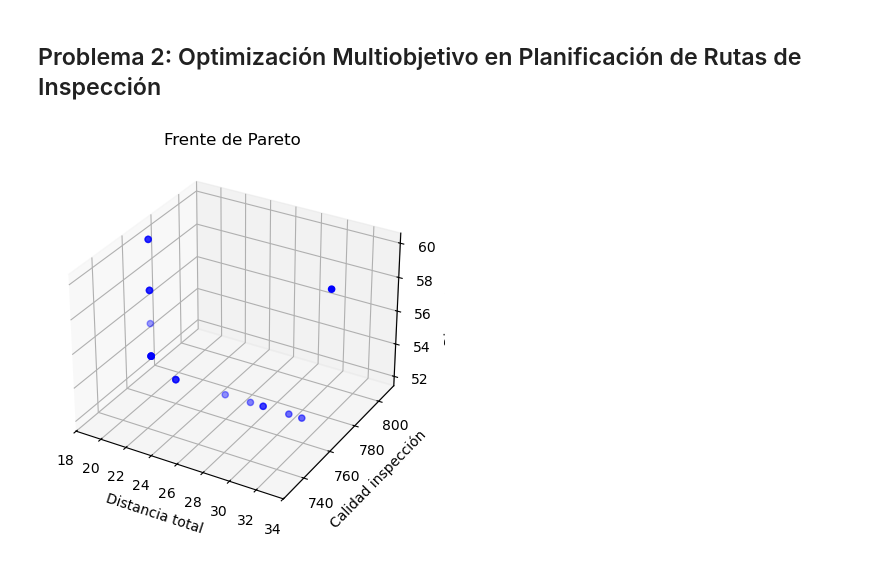
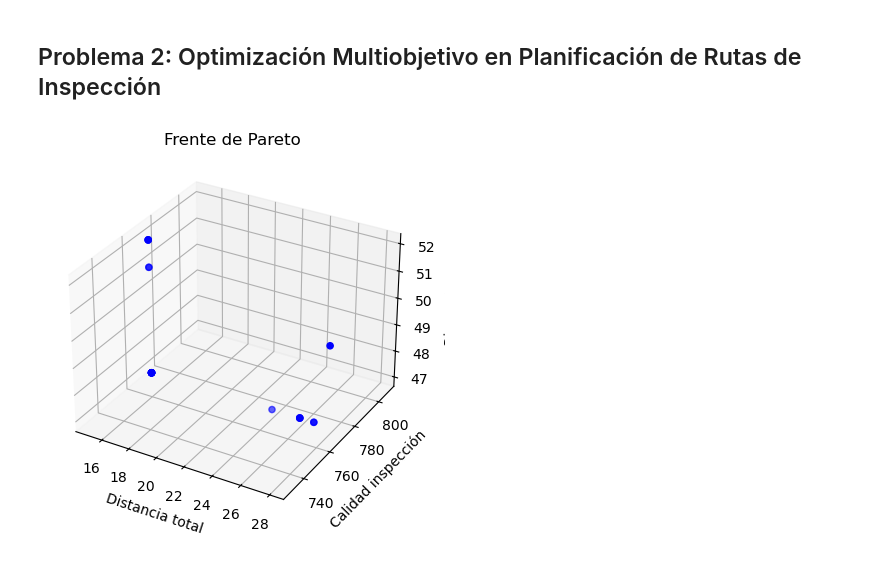
Before and after one commit to SuperEquipoEstrella/MOS-Lab5, a Jupyter notebook: lab5.ipynb, the cells around one changed output. Drawn from its saved outputs; the diff is of its cells as text; code cells hidden in the pictures.

```diff
--- a/lab5.ipynb
+++ b/lab5.ipynb
@@ -20,9 +20,9 @@ def read_cost_matrix_csv(filename):
 
 # === Leer datos ===
 cost_matrix = read_cost_matrix_csv('cost_matrix_10_nodes_1.5_spread.csv')
-num_nodes = len(cost_matrix)
-nodes = range(num_nodes)
-vehicles = range(3)
+num_nodos = len(cost_matrix)
+nodos = range(num_nodos)
+equipos = range(1)
 
 # === Calidad por nodo (excepto nodo 0) ===
 calidad_inspeccion = {
@@ -39,23 +39,23 @@ riesgo_datos = {
     (2, 8): 9, (2, 9): 8, (3, 4): 5, (4, 9): 7,
     (5, 6): 7, (8, 9): 7
 }
-riesgo_arcos = {(i, j): riesgo_datos.get((i, j), 5) for i in nodes for j in nodes if i != j}
+riesgo_arcos = {(i, j): riesgo_datos.get((i, j), 5) for i in nodos for j in nodos if i != j}
 
 # === Resultados ===
 z1_vec, z2_vec, z3_vec = [], [], []
 
 # === Pesos ===
-num_iter = 7
+num_iter = 8
 w_vals = np.linspace(0, 1, num_iter)
 peso_combinaciones = [(w1, w2, 1 - w1 - w2)
                       for w1 in w_vals for w2 in w_vals if w1 + w2 <= 1]
 
 for w1, w2, w3 in peso_combinaciones:
     model = ConcreteModel()
-    model.N = Set(initialize=nodes)
-    model.K = Set(initialize=vehicles)
+    model.N = Set(initialize=nodos)
+    model.K = Set(initialize=equipos)
     model.x = Var(model.N, model.N, model.K, domain=Binary)
-    model.u = Var(model.N, model.K, domain=NonNegativeIntegers, bounds=(1, num_nodes - 1))
+    model.u = Var(model.N, model.K, domain=NonNegativeIntegers, bounds=(1, num_nodos - 1))
 
     #funciones objetivo
     z1 = sum(model.x[i, j, k] * cost_matrix[i][j]
@@ -91,34 +91,33 @@ for w1, w2, w3 in peso_combinaciones:
         return sum(model.x[i, 0, k] for i in model.N if i != 0) == 1
     model.entrada = Constraint(model.K, rule=entrada_deposito)
 
-    # Conservación del flujo
     def conservacion_flujo(model, i, k):
         if i != 0:  # Excluir el nodo 0 de la conservación de flujo
             return sum(model.x[i, j, k] for j in model.N if j != i) - sum(model.x[j, i, k] for j in model.N if j != i) == 0
         return Constraint.Skip
     model.conservacion_flujo = Constraint(model.N, model.K, rule=conservacion_flujo)
 
     def mtz_rule(model, i, j, k):
         if i != 0 and j != 0 and i != j:
-            return model.u[i, k] - model.u[j, k] + num_nodes * model.x[i, j, k] <= num_nodes - 1
+            return model.u[i, k] - model.u[j, k] + num_nodos * model.x[i, j, k] <= num_nodos - 1
         return Constraint.Skip
     model.subtour_elim = Constraint(model.N, model.N, model.K, rule=mtz_rule)
 
 
     SolverFactory('glpk').solve(model)
 
     z1_vec.append(value(z1))
     z2_vec.append(value(z2_real))
     z3_vec.append(value(z3))
 # === Visualización ===
 fig = plt.figure()
 ax = fig.add_subplot(111, projection='3d')
 ax.scatter(z1_vec, z2_vec, z3_vec, c='blue', marker='o')
 ax.set_xlabel('Distancia total')
 ax.set_ylabel('Calidad inspección')
 ax.set_zlabel('Riesgo total')
 plt.title('Frente de Pareto')
 plt.grid(True)
 plt.show()
 # %% [output]
-[figure, old version]
+[figure, new version]
```
